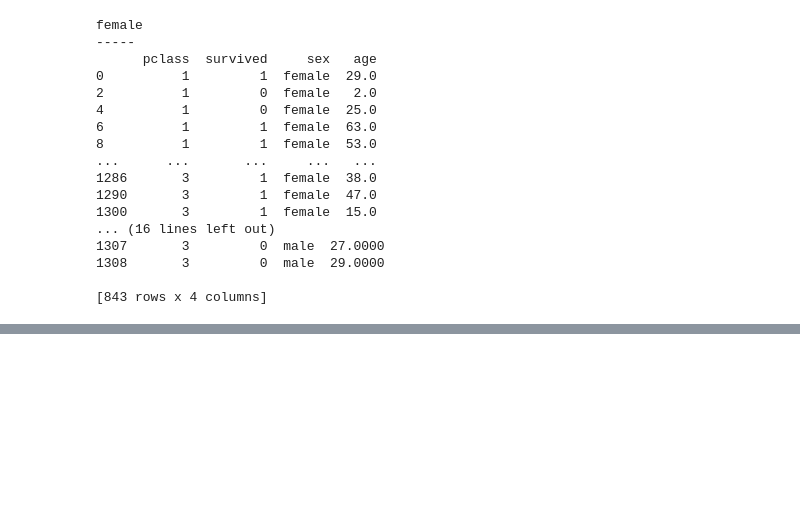
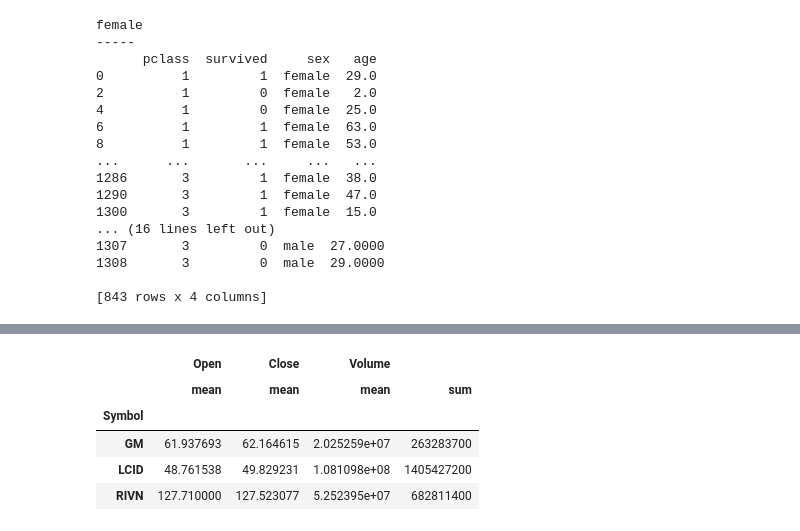
Before and after one commit to choi55j/-2023-09, a Jupyter notebook: choi/수파이썬/17강.ipynb, the cells around one changed output, grey strips where cells are left out. Drawn from its saved outputs; the diff is of its cells as text; code cells hidden in the pictures; blank space fills up the shorter version.

```diff
--- a/choi/수파이썬/17강.ipynb
+++ b/choi/수파이썬/17강.ipynb
@@ -185,0 +230,3 @@ female
+# %%
+car = carstocks.groupby(by='Symbol')
+car['High'].max()
@@ -185,0 +281,9 @@ female
+# %%
+car.agg({'Open':'mean','Close':'mean','Volume':['mean','sum']})
+# %% [output]
+|  | Open | Close | Volume |  |
+|  | mean | mean | mean | sum |
+| Symbol |  |  |  |  |
+| GM | 61.937693 | 62.164615 | 2.025259e+07 | 263283700 |
+| LCID | 48.761538 | 49.829231 | 1.081098e+08 | 1405427200 |
+| RIVN | 127.710000 | 127.523077 | 5.252395e+07 | 682811400 |
```
Also changed, not shown: parts of 14 cells of this notebook.
